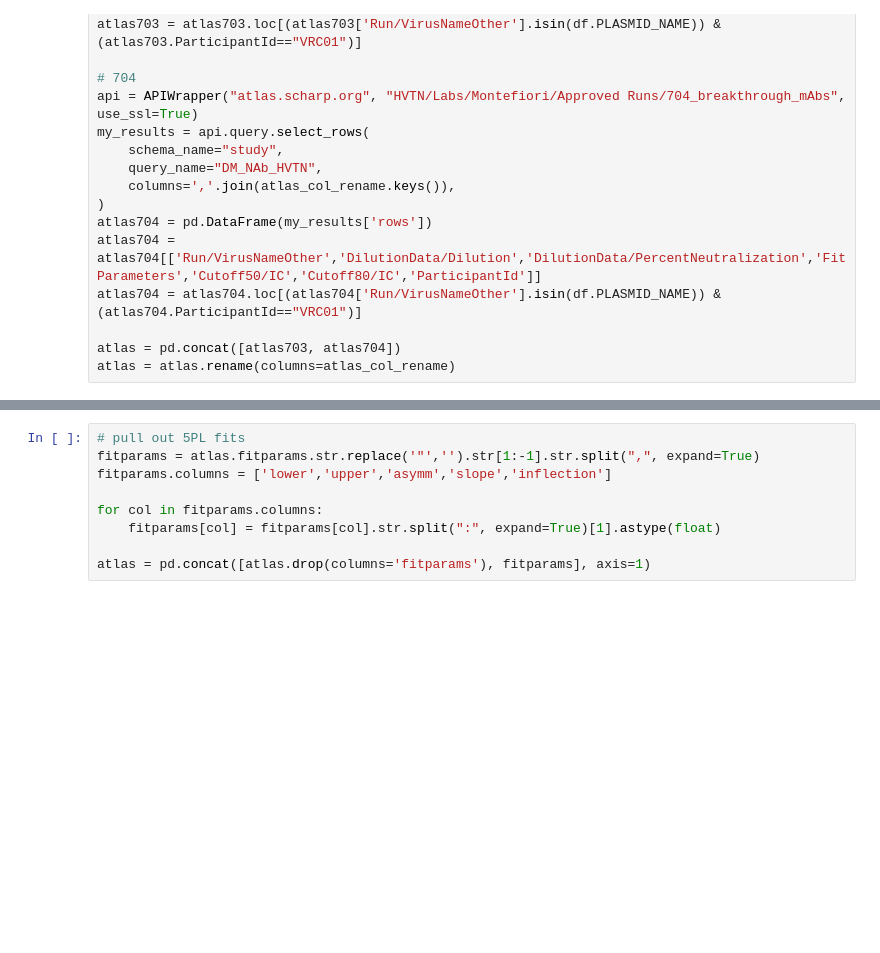
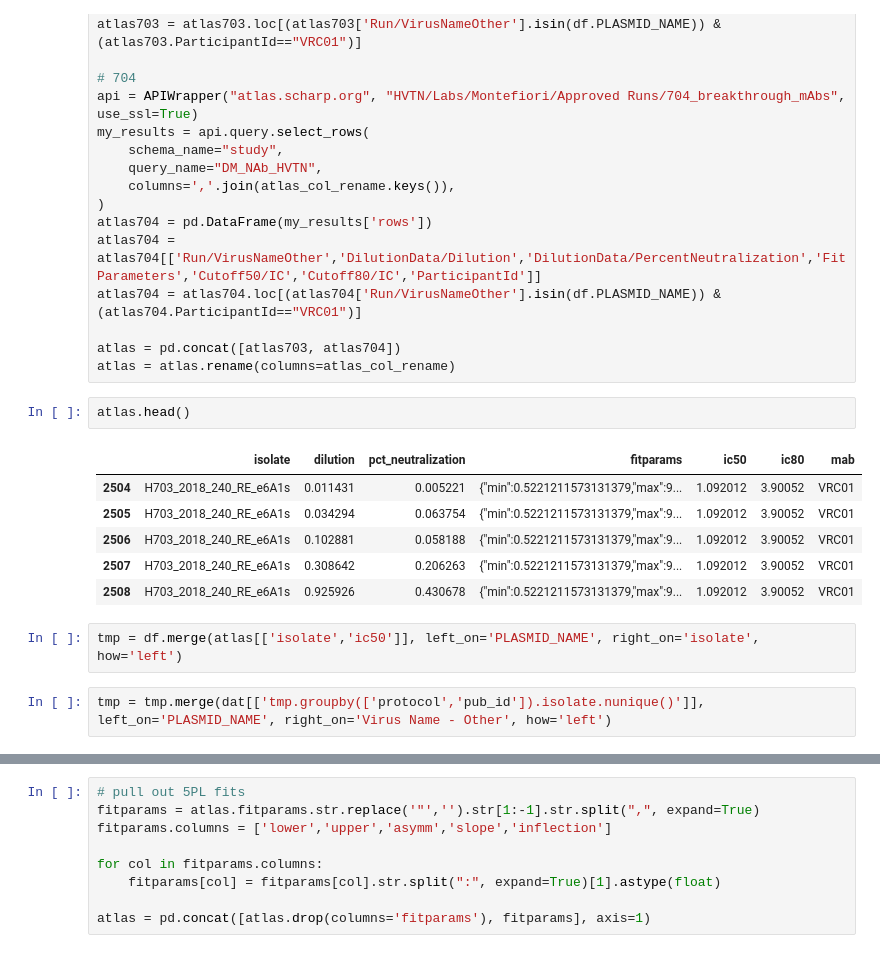
Before and after one commit to beatrixh/sdmc_adhoc, a Jupyter notebook: processing_misc/HVTN703_704/plots/AMP_sensitive_v_resistant_curves.ipynb, the cells around one changed output, grey strips where cells are left out. Cells and saved outputs as stored; diff of their text form; blank space fills up the shorter version.

```diff
--- a/processing_misc/HVTN703_704/plots/AMP_sensitive_v_resistant_curves.ipynb
+++ b/processing_misc/HVTN703_704/plots/AMP_sensitive_v_resistant_curves.ipynb
@@ -114,3 +137,16 @@ atlas704 = atlas704.loc[(atlas704['Run/VirusNameOther'].isin(df.PLASMID_NAME)) &
 
 atlas = pd.concat([atlas703, atlas704])
 atlas = atlas.rename(columns=atlas_col_rename)
+# %%
+atlas.head()
+# %% [output]
+|  | isolate | dilution | pct_neutralization | fitparams | ic50 | ic80 | mab |
+| 2504 | H703_2018_240_RE_e6A1s | 0.011431 | 0.005221 | {"min":0.5221211573131379,"max":9... | 1.092012 | 3.90052 | VRC01 |
+| 2505 | H703_2018_240_RE_e6A1s | 0.034294 | 0.063754 | {"min":0.5221211573131379,"max":9... | 1.092012 | 3.90052 | VRC01 |
+| 2506 | H703_2018_240_RE_e6A1s | 0.102881 | 0.058188 | {"min":0.5221211573131379,"max":9... | 1.092012 | 3.90052 | VRC01 |
+| 2507 | H703_2018_240_RE_e6A1s | 0.308642 | 0.206263 | {"min":0.5221211573131379,"max":9... | 1.092012 | 3.90052 | VRC01 |
+| 2508 | H703_2018_240_RE_e6A1s | 0.925926 | 0.430678 | {"min":0.5221211573131379,"max":9... | 1.092012 | 3.90052 | VRC01 |
+# %%
+tmp = df.merge(atlas[['isolate','ic50']], left_on='PLASMID_NAME', right_on='isolate', how='left')
+# %%
+tmp = tmp.merge(dat[['tmp.groupby(['protocol','pub_id']).isolate.nunique()']], left_on='PLASMID_NAME', right_on='Virus Name - Other', how='left')
```
Also changed, not shown: parts of 5 cells of this notebook.
